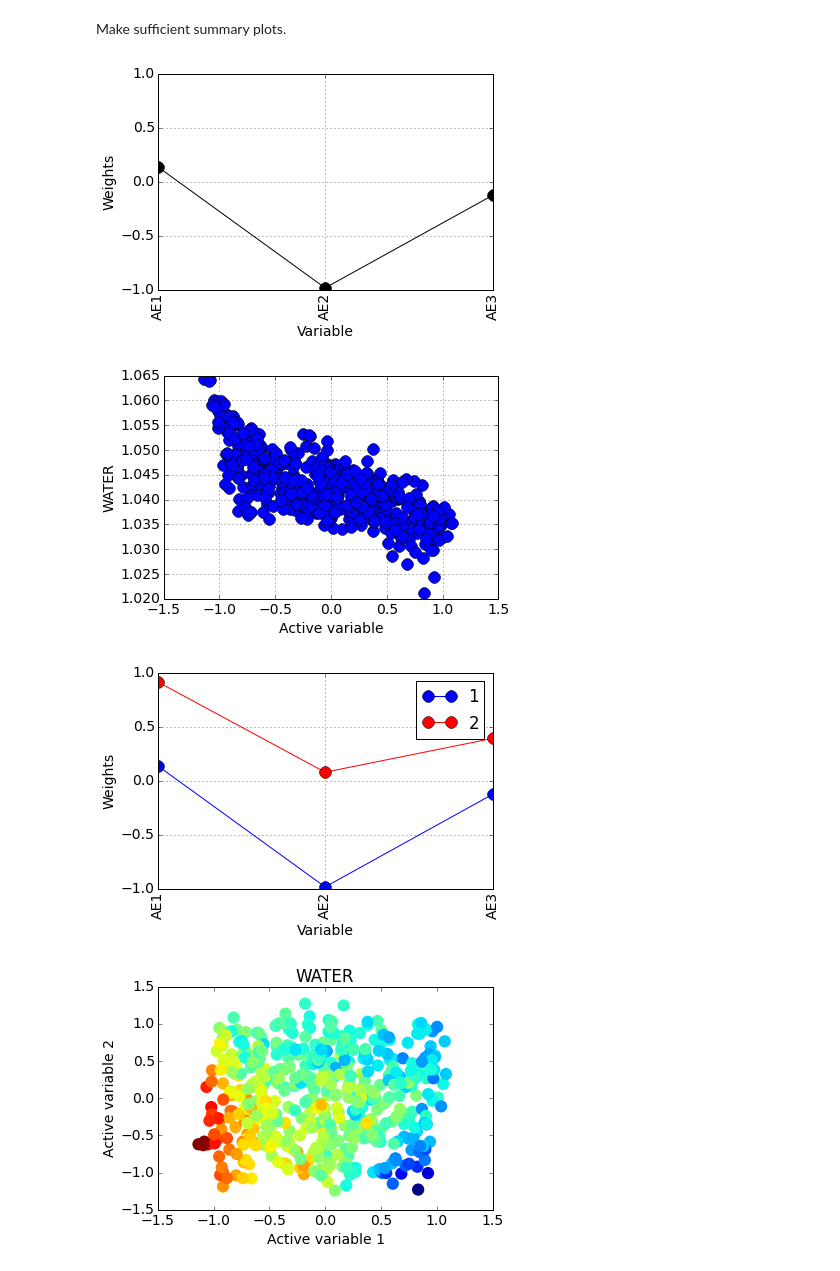
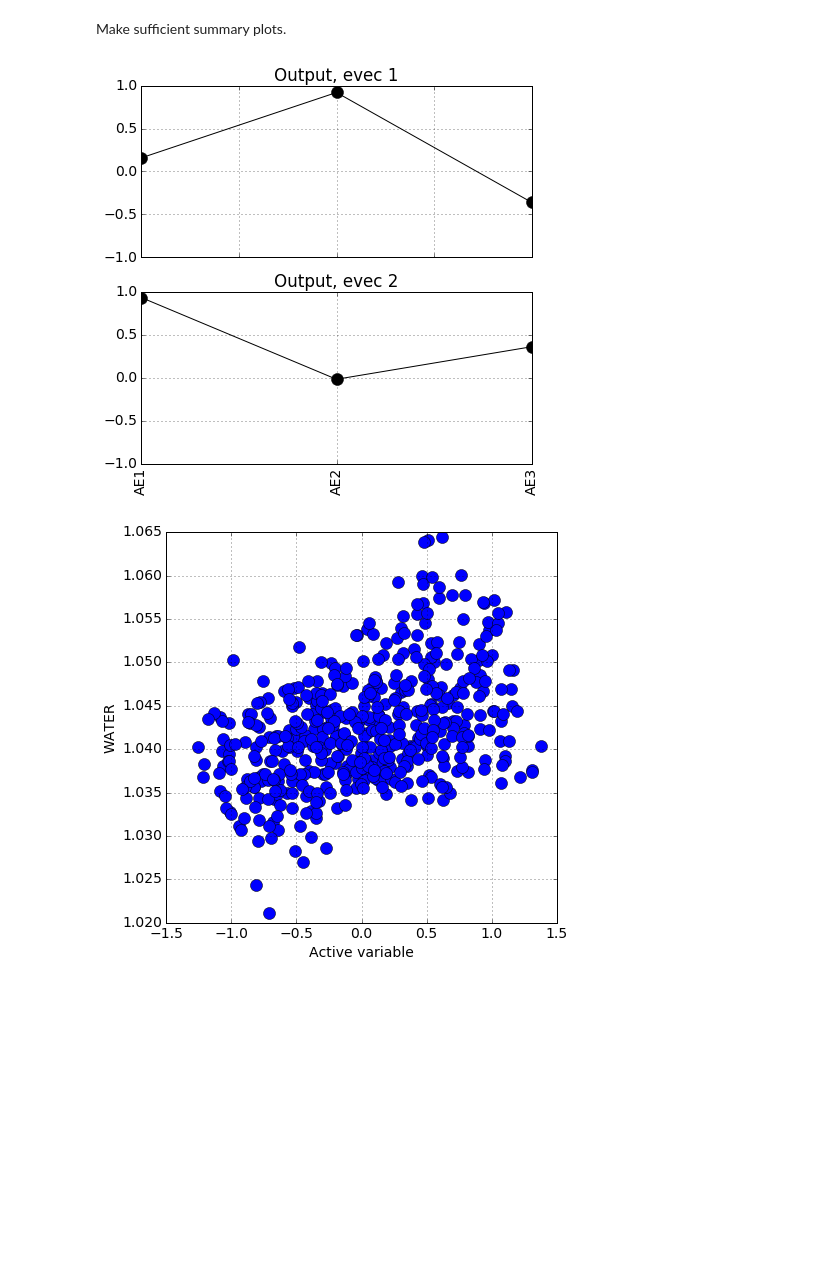
Before and after one commit to paulcon/as-data-sets, a Jupyter notebook: ICS-3reac/active-subspace-ICS3.ipynb, the cells around one changed output. Drawn from its saved outputs; the diff is of its cells as text; code cells hidden in the pictures; blank space fills up the shorter version.

```diff
--- a/ICS-3reac/active-subspace-ICS3.ipynb
+++ b/ICS-3reac/active-subspace-ICS3.ipynb
@@ -91,10 +93,10 @@ ac.plot_active_subspace(lam,W,
 # %% [markdown]
 Make sufficient summary plots.
-# %%
-y = np.dot(XX,W[:,:2]) # active variables
-ac.sufficient_summary_plot(y,f,W[:,:2],in_labels=in_labels,out_label=out_label)
-# %% [output]
-[figure, removed]
-[figure, removed]
-[figure, removed]
-[figure, removed]
+# %%
+ass.partition(2)
+y = np.dot(XX,ass.W1) # active variables
+ac.utils.plotters.eigenvectors(ass.W1,in_labels=in_labels)
+ac.utils.plotters.sufficient_summary(y,f,out_label=out_label)
+# %% [output]
+[figure, added]
+[figure, added]
```
Also changed, not shown: parts of 10 cells of this notebook, 27 other files.
